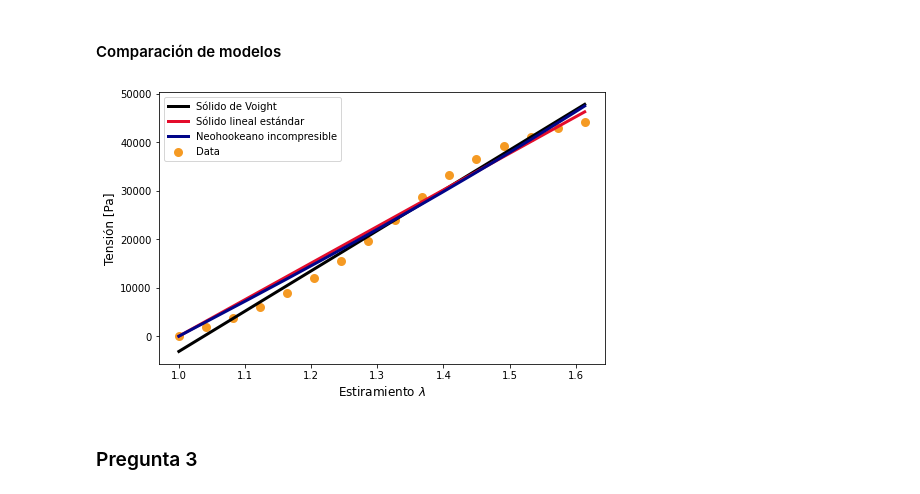
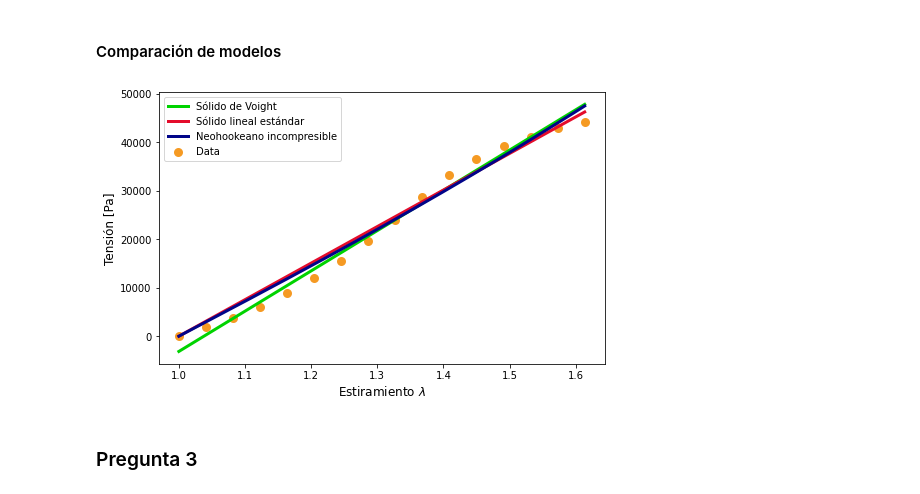
Before and after one commit to ivanvlam/IBM2020, a Jupyter notebook: Tarea 4/tarea-4.ipynb, the cells around one changed output. Drawn from its saved outputs; the diff is of its cells as text; code cells hidden in the pictures.

```diff
--- a/Tarea 4/tarea-4.ipynb
+++ b/Tarea 4/tarea-4.ipynb
@@ -325,5 +348,7 @@ plt.show()
 # %%
+# Slope of the deformation vs. time curve
 global m
 m = (def_q[cycle_q['f']] - def_q[cycle_q['0']]) / \
-    (time_q[cycle_q['f']] - time_q[cycle_q['0']]) * 10e6
+    (time_q[cycle_q['f']] - time_q[cycle_q['0']]) * 1e2
     #(cycle_q['f'] - cycle_q['0'])
+print('%.4E' % Decimal(m))
@@ -393,19 +405,18 @@ plt.show()
 # %% [markdown]
 #### Sólido lineal estándar
 # %%
+# Linear Standard solid model
 def lineal_standard(c, lam):
     mu, E_1, E_2 = c
     tau_e = mu / E_2
     tau_s = mu * (E_1 + E_2) / (E_1 * E_2)
-    return E_1 * ((lam - 1) + m * (tau_e + tau_s))
+    return E_1 * ((lam - 1) + m * (tau_s - tau_e) + \
+                np.exp(-(lam - 1) / (tau_e * m)) * \
+                m * (tau_e - tau_s))
-# %%
-def lineal_standard(c, lam):
-    mu, E_1, E_2 = c
-    tau_e = mu / E_2
-    tau_s = mu * (E_1 + E_2) / (E_1 * E_2)
-    return E_1 * ((lam - 1) + m * (tau_s - tau_e) + np.exp(-(lam - 1) / (tau_e * m)) * m * (tau_e - tau_s))
 # %%
-c_2 = [1, 1, 1]
+# Linear Standard solid model error
+c_2 = [1e6, 2.1e6, 3.1e6]       # Best fit parameters
+# c_2 = [1, 2.1, 3.1]             # Best fit graph
 
 def error_sls(c, x, y):
     return abs(y - lineal_standard(c, x))
@@ -499,41 +512,42 @@ plt.show()
 # %% [markdown]
 #### Comparación de modelos
 # %%
+# Plot all models for quasistatic data
 fig = plt.figure(figsize=fig_size)
 plt.scatter(
     stretch_q[cycle_q['0']:cycle_q['f']:180],
     str_q[cycle_q['0']:cycle_q['f']:180],
     color=naranjo,
     linewidth=3,
     label='Data'
 )
 plt.plot(
     stretch_q[cycle_q['0']:cycle_q['f']],
     voight(v_c_fit, stretch_q[cycle_q['0']:cycle_q['f']]),
-    color='black',
+    color=verde,
     linewidth=3,
     label='Sólido de Voight'
 )
 plt.plot(
     stretch_q[cycle_q['0']:cycle_q['f']],
     lineal_standard(sls_c_fit, stretch_q[cycle_q['0']:cycle_q['f']]),
     color=rojo,
     linewidth=3,
     label='Sólido lineal estándar'
 )
 plt.plot(
     stretch_q[cycle_q['0']:cycle_q['f']],
     neo_hookean(nh_c_fit, stretch_q[cycle_q['0']:cycle_q['f']]),
     color=azul,
     linewidth=3,
     label='Neohookeano incompresible'
 )
 plt.legend()
 plt.xlabel(r'Estiramiento $\lambda$', fontsize=12)
 plt.ylabel('Tensión [Pa]', fontsize=12)
 plt.show()
 # %% [output]
-[figure, old version]
+[figure, new version]
 # %% [markdown]
 ### Pregunta 3
 # %%
```
Also changed, not shown: parts of 36 cells of this notebook.
